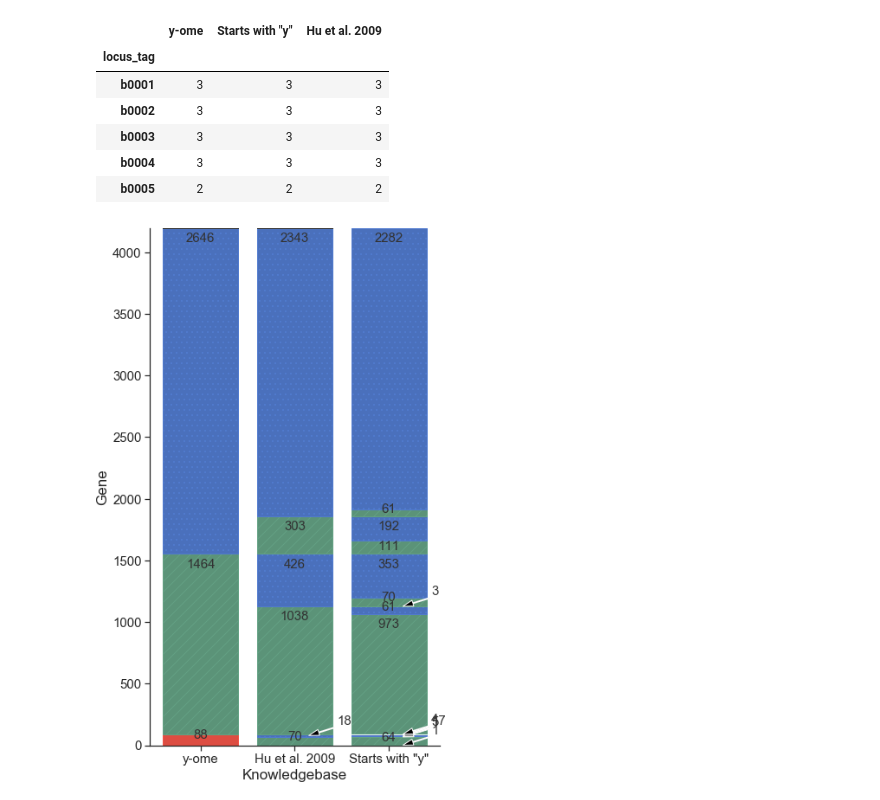
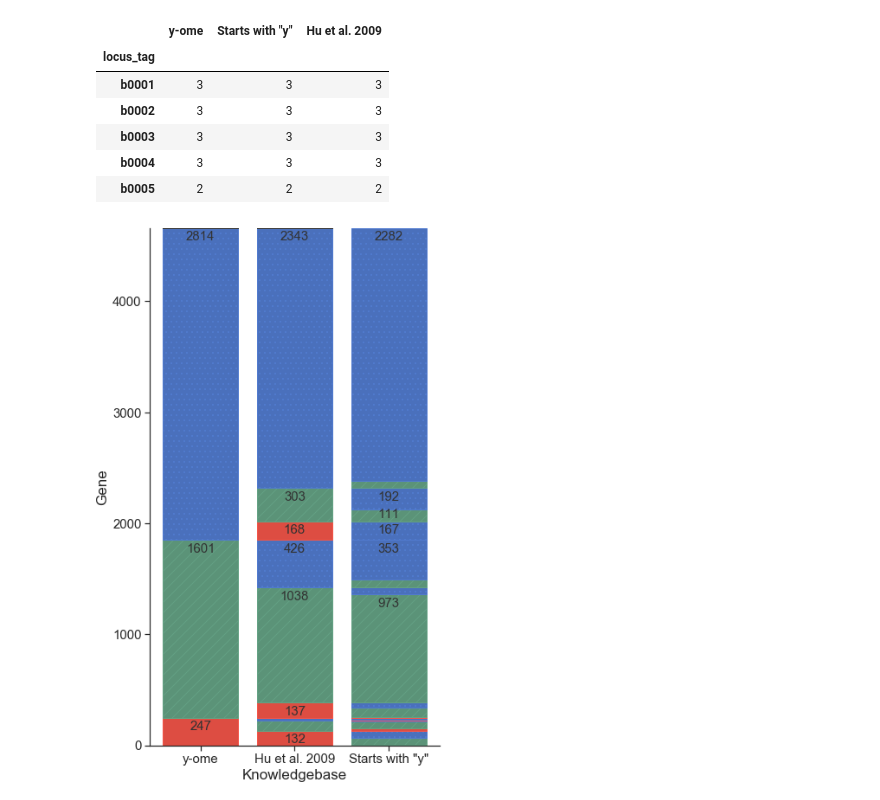
Before and after one commit to zakandrewking/y-ome, a Jupyter notebook: notebooks/17..12.06 y-ome category plots.ipynb, the cells around one changed output. Cells and saved outputs as stored; diff of their text form; code cells hidden in the pictures.

Commit message:
finalized Hu2009 comparison plot

```diff
--- a/notebooks/17..12.06 y-ome category plots.ipynb
+++ b/notebooks/17..12.06 y-ome category plots.ipynb
@@ -133,7 +133,7 @@ def make_bars(df_all, labels):
                 bars[kbase][-1]['height'] += 1
     return [bars[x] for x in labels]
 # %%
-def plot_bars(bars, labels, figsize=(13, 11), text=False):
+def plot_bars(bars, labels, figsize=(13, 11), text=False, text_show_cutoff=None):
     fig, ax = plt.subplots(figsize=figsize)
     last_heights = [0 for _ in labels]
     for bar_list in it.zip_longest(*bars):
@@ -147,8 +147,12 @@ def plot_bars(bars, labels, figsize=(13, 11), text=False):
             ax.bar(l, h, bottom=b, color=c, hatch=ha, edgecolor=scale_color(c, 1.1))
         if text:
             for l, h, b in zip(left, height, bottom):
+                if text_show_cutoff is not None and h < text_show_cutoff:
+                    continue
                 if h > 0 and h < 50:
                     y = h / 2 + b
+                    if text_y_shift:
+                        y = text_y_shift(h, y)
                     ax.annotate(h, xy=(l + 0.15, y), xytext=(l + 0.45, y + 120),
                                 arrowprops=dict(facecolor='black', width=1, headwidth=7),
                                 verticalalignment='center',
@@ -268,7 +272,8 @@ low     1431
 Name: hu2009_category, dtype: int64
 # %%
 hu_combined = (kbases_unstacked.loc[:, ['y-ome', 'Starts with "y"']]
-               .merge(hu, left_index=True, right_on='locus_tag')
+               .merge(hu, left_index=True, right_on='locus_tag', how='outer')
+               .fillna('excluded')
                .set_index('locus_tag')
                .rename(columns={'hu2009_category': 'Hu et al. 2009'})
                .applymap(lambda x: levels[x]))
@@ -285,8 +290,8 @@ hu_combined.head()
 # %%
 labels = ['y-ome', 'Hu et al. 2009', 'Starts with "y"']
 bars = make_bars(hu_combined, labels)
-fig, _ = plot_bars(bars, labels, figsize=(6, 11), text=True)
+fig, _ = plot_bars(bars, labels, figsize=(6, 11), text=True, text_show_cutoff=100)
 fig.savefig('/Users/zaking/lab/y-ome/figs/hu2009-comparison.pdf')
 fig.savefig('/Users/zaking/lab/y-ome/figs/hu2009-comparison.png')
 # %% [output]
-[figure, old version]
+[figure, new version]
```
